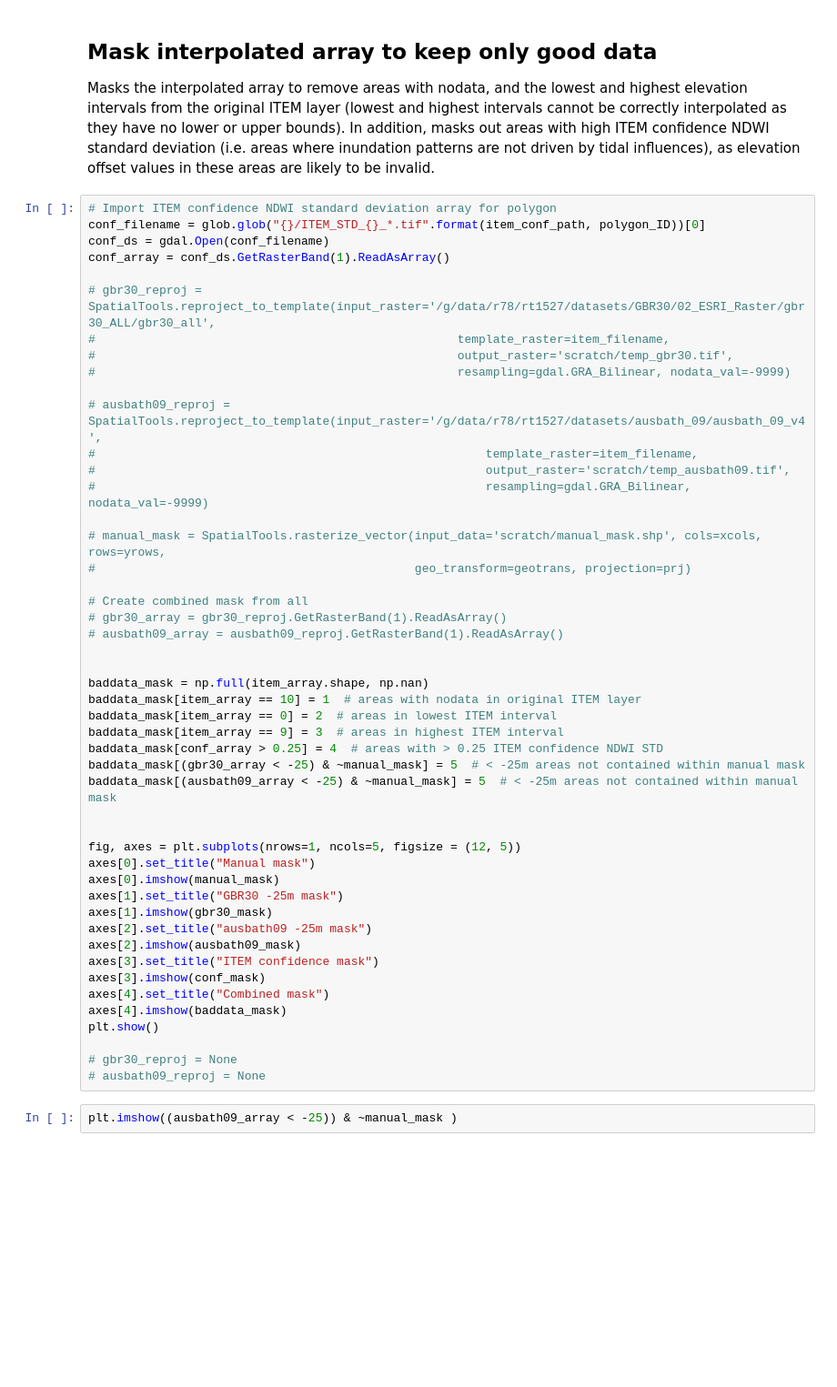
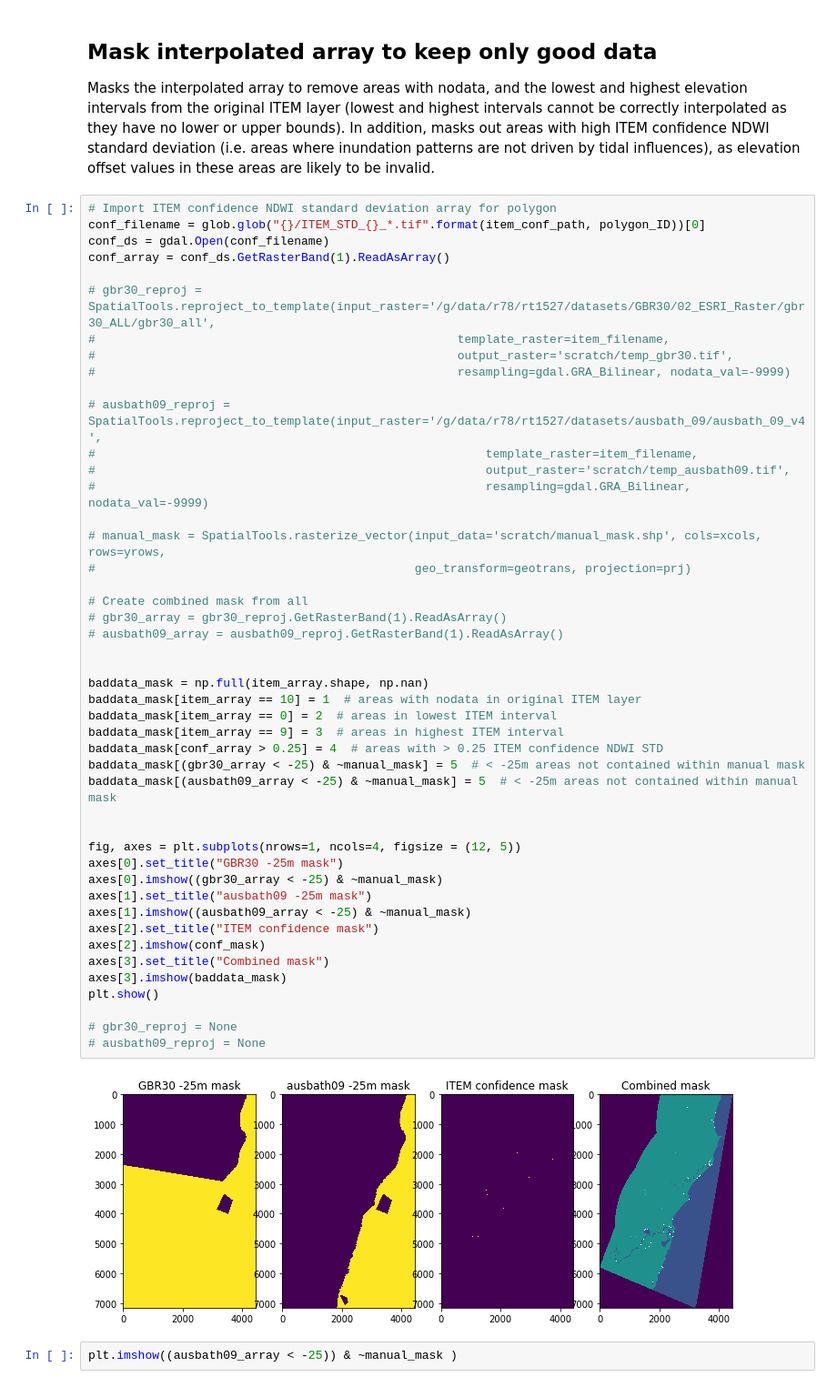
Before and after one commit to robbibt/nidem_visualisations, a Jupyter notebook: NIDEM_generation.ipynb, the cells around one changed output. Shown at 91% size. Drawn from its saved outputs; the diff is of its cells as text; blank space fills up the shorter version.

Commit message:
Update to latest test of bathy mask

```diff
--- a/NIDEM_generation.ipynb
+++ b/NIDEM_generation.ipynb
@@ -272,44 +272,44 @@ conf_array = conf_ds.GetRasterBand(1).ReadAsArray()
 #                                                   template_raster=item_filename,
 #                                                   output_raster='scratch/temp_gbr30.tif',
 #                                                   resampling=gdal.GRA_Bilinear, nodata_val=-9999)
 
 # ausbath09_reproj = SpatialTools.reproject_to_template(input_raster='/g/data/r78/rt1527/datasets/ausbath_09/ausbath_09_v4',
 #                                                       template_raster=item_filename,
 #                                                       output_raster='scratch/temp_ausbath09.tif',
 #                                                       resampling=gdal.GRA_Bilinear, nodata_val=-9999)
 
 # manual_mask = SpatialTools.rasterize_vector(input_data='scratch/manual_mask.shp', cols=xcols, rows=yrows,
 #                                             geo_transform=geotrans, projection=prj)
 
 # Create combined mask from all
 # gbr30_array = gbr30_reproj.GetRasterBand(1).ReadAsArray()
 # ausbath09_array = ausbath09_reproj.GetRasterBand(1).ReadAsArray()
 
 
 baddata_mask = np.full(item_array.shape, np.nan)
 baddata_mask[item_array == 10] = 1  # areas with nodata in original ITEM layer
 baddata_mask[item_array == 0] = 2  # areas in lowest ITEM interval
 baddata_mask[item_array == 9] = 3  # areas in highest ITEM interval
 baddata_mask[conf_array > 0.25] = 4  # areas with > 0.25 ITEM confidence NDWI STD
 baddata_mask[(gbr30_array < -25) & ~manual_mask] = 5  # < -25m areas not contained within manual mask
 baddata_mask[(ausbath09_array < -25) & ~manual_mask] = 5  # < -25m areas not contained within manual mask
 
 
-fig, axes = plt.subplots(nrows=1, ncols=5, figsize = (12, 5))
-axes[0].set_title("Manual mask")
-axes[0].imshow(manual_mask)
-axes[1].set_title("GBR30 -25m mask")
-axes[1].imshow(gbr30_mask)
-axes[2].set_title("ausbath09 -25m mask")
-axes[2].imshow(ausbath09_mask)
-axes[3].set_title("ITEM confidence mask")
-axes[3].imshow(conf_mask)
-axes[4].set_title("Combined mask")
-axes[4].imshow(baddata_mask)
+fig, axes = plt.subplots(nrows=1, ncols=4, figsize = (12, 5))
+axes[0].set_title("GBR30 -25m mask")
+axes[0].imshow((gbr30_array < -25) & ~manual_mask)
+axes[1].set_title("ausbath09 -25m mask")
+axes[1].imshow((ausbath09_array < -25) & ~manual_mask)
+axes[2].set_title("ITEM confidence mask")
+axes[2].imshow(conf_mask)
+axes[3].set_title("Combined mask")
+axes[3].imshow(baddata_mask)
 plt.show()
 
 # gbr30_reproj = None
 # ausbath09_reproj = None
+# %% [output]
+[figure, added]
 # %%
 plt.imshow((ausbath09_array < -25)) & ~manual_mask )
 # %% [output]
```
